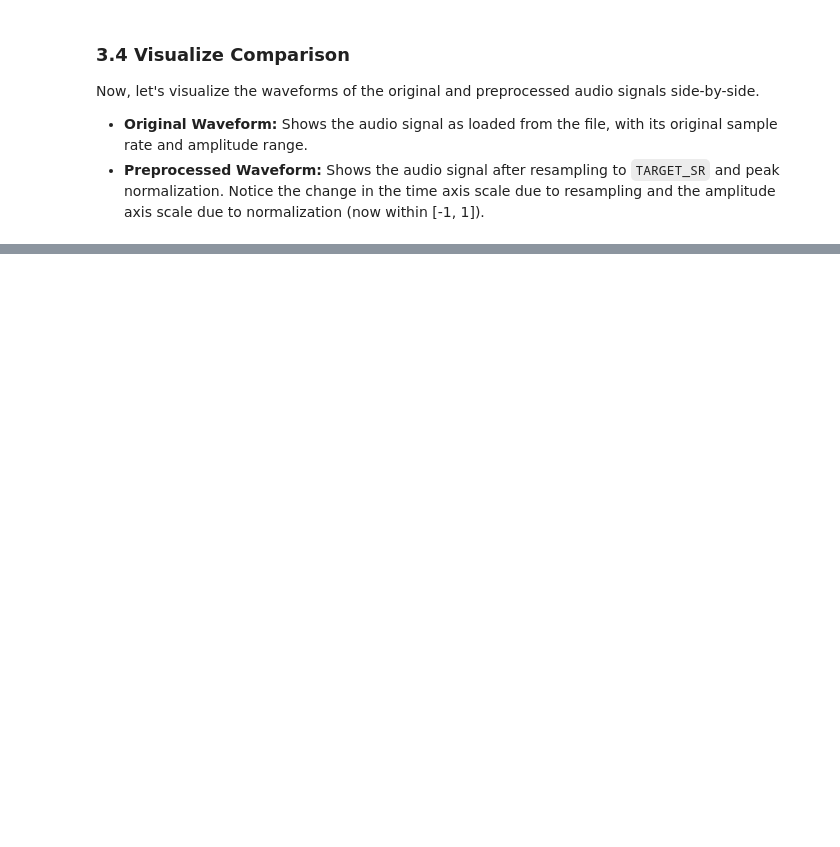
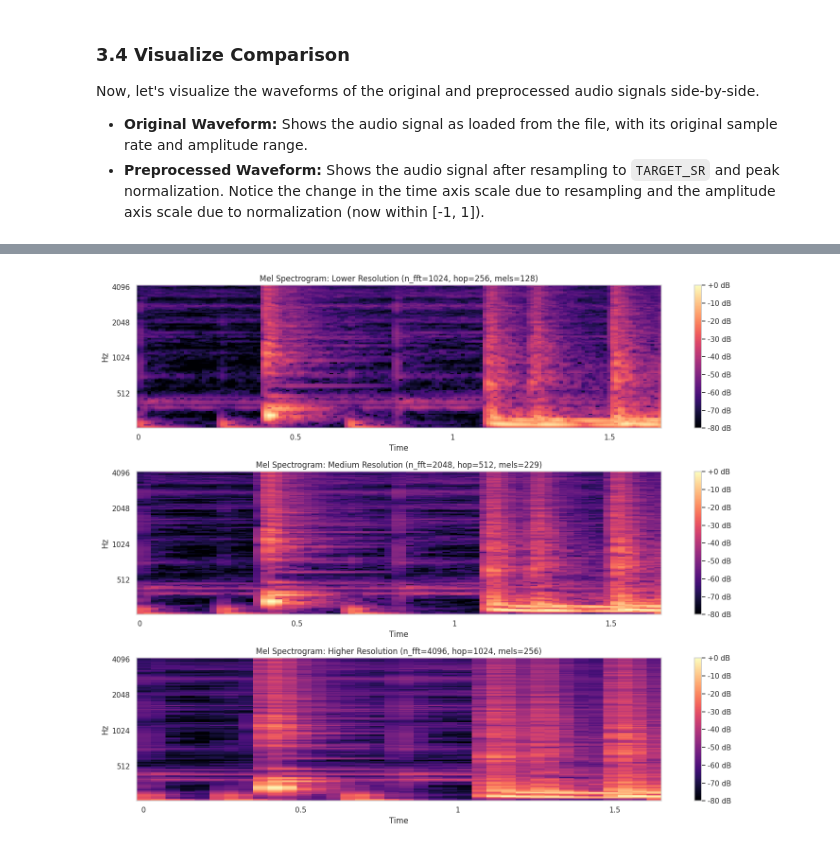
Before and after one commit to LittleHaku/DrumScribe-AI, a Jupyter notebook: notebooks/02_feature_engineering.ipynb, the cells around one changed output, grey strips where cells are left out. Drawn from its saved outputs; the diff is of its cells as text; code cells hidden in the pictures; blank space fills up the shorter version.

```diff
--- a/notebooks/02_feature_engineering.ipynb
+++ b/notebooks/02_feature_engineering.ipynb
@@ -244,0 +284,43 @@ Cannot visualize comparison due to loading/processing errors.
+# %%
+# Example parameter combinations to try
+param_sets = [
+    {'n_fft': 1024, 'hop_length': 256, 'n_mels': 128, 'title': 'Lower Resolution'},
+    {'n_fft': 2048, 'hop_length': 512, 'n_mels': 229, 'title': 'Medium Resolution'},
+    {'n_fft': 4096, 'hop_length': 1024, 'n_mels': 256, 'title': 'Higher Resolution'}
+]
+
+if preprocessed_audio is not None:
+    plt.figure(figsize=(15, 12))
+
+    for i, params in enumerate(param_sets):
+        # Compute spectrogram with current parameters
+        mel_spec = compute_mel_spectrogram(
+            preprocessed_audio,
+            TARGET_SR,
+            n_fft=params['n_fft'],
+            hop_length=params['hop_length'],
+            n_mels=params['n_mels'],
+            fmin=FMIN,
+            fmax=FMAX
+        )
+
+        # Plot spectrogram
+        plt.subplot(len(param_sets), 1, i+1)
+        librosa.display.specshow(
+            mel_spec,
+            sr=TARGET_SR,
+            hop_length=params['hop_length'],
+            x_axis='time',
+            y_axis='mel',
+            fmin=FMIN,
+            fmax=FMAX
+        )
+        plt.colorbar(format='%+2.0f dB')
+        plt.title(f"Mel Spectrogram: {params['title']} (n_fft={params['n_fft']}, hop={params['hop_length']}, mels={params['n_mels']})")
+
+    plt.tight_layout()
+    plt.show()
+else:
+    print("Cannot generate spectrograms without preprocessed audio.")
+# %% [output]
+[figure, added]
```
Also changed, not shown: parts of 31 cells of this notebook, 2 other files.
